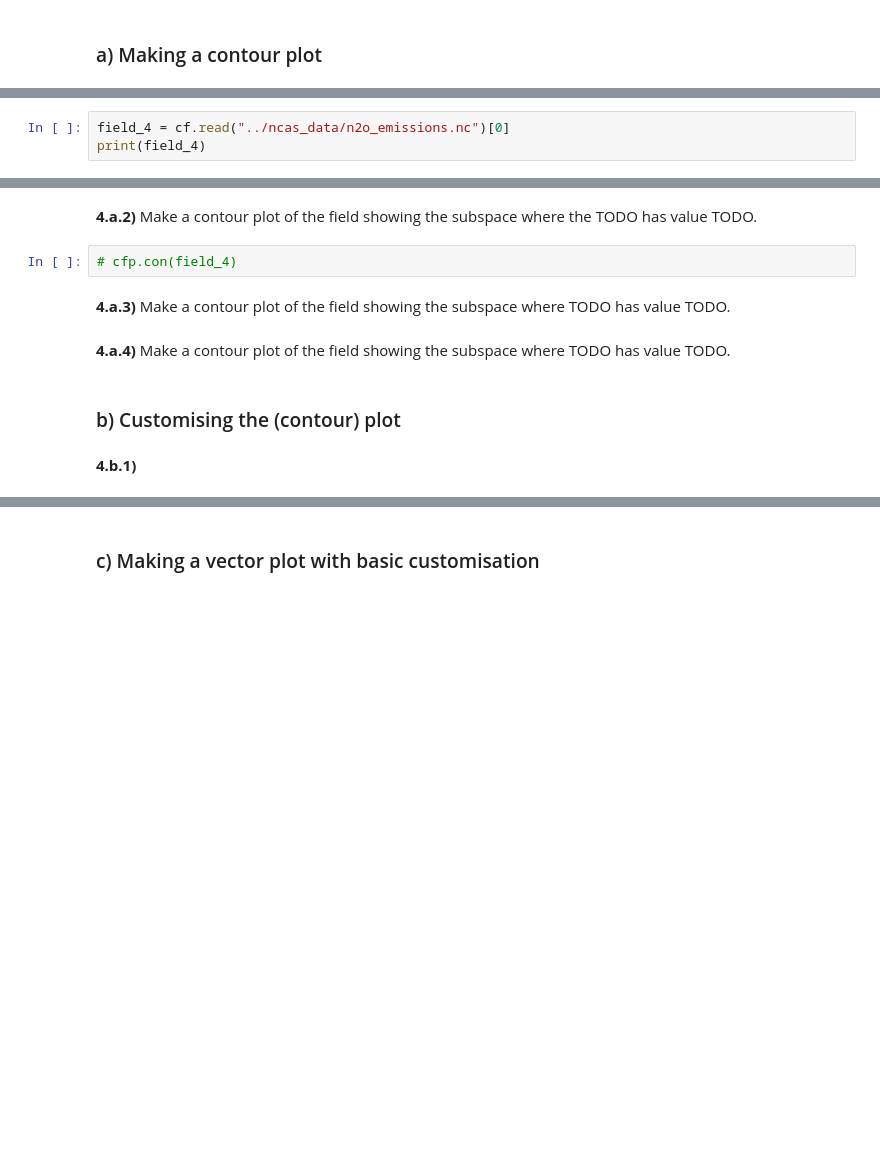
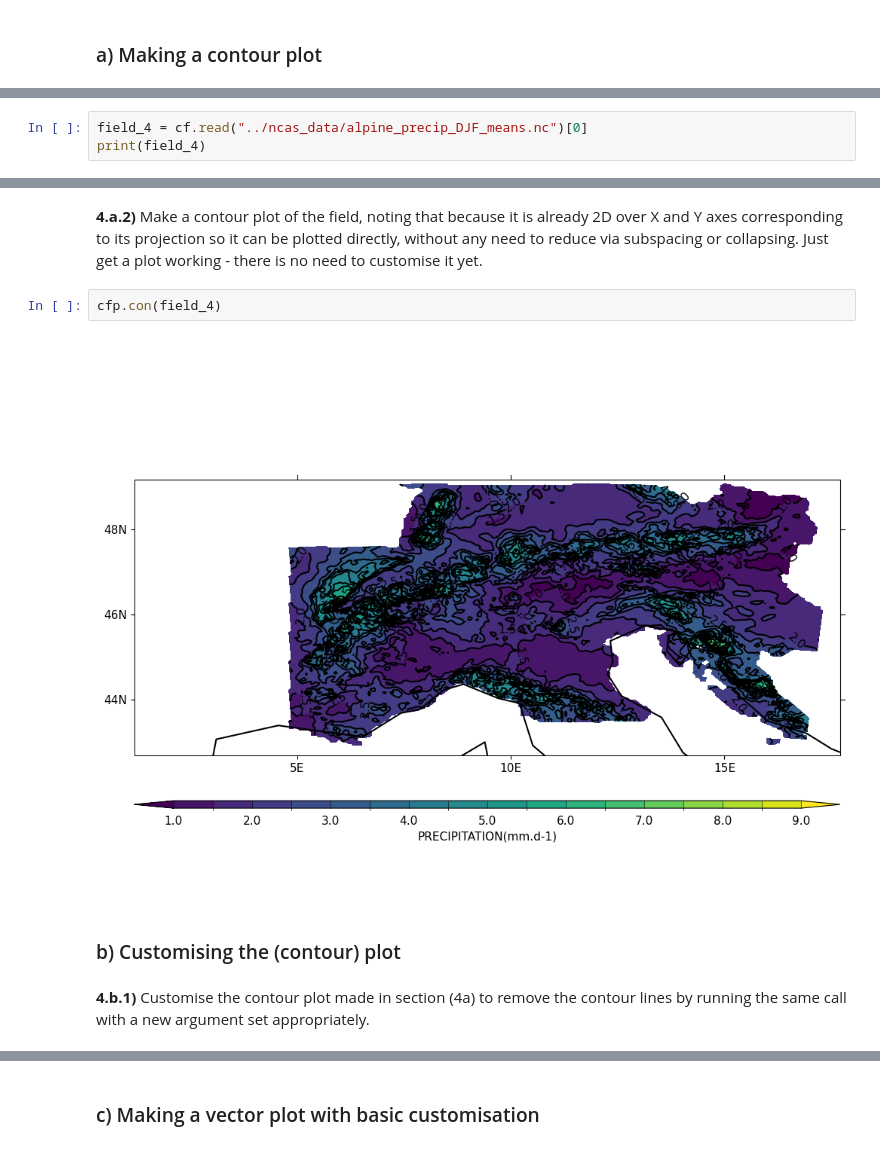
Before and after one commit to NCAS-CMS/cf-tools-training, a Jupyter notebook: new_course/practical_for_intro_to_ncas_cf_data_tools.ipynb, the cells around one changed output, grey strips where cells are left out. Cells and saved outputs as stored; diff of their text form; blank space fills up the shorter version.

```diff
--- a/new_course/practical_for_intro_to_ncas_cf_data_tools.ipynb
+++ b/new_course/practical_for_intro_to_ncas_cf_data_tools.ipynb
@@ -437,4 +439,4 @@ precip_1D_monthly.nc                       wapAMIPlcd_DJF.nc
 # %%
-field_4 = cf.read("../ncas_data/n2o_emissions.nc")[0]
+field_4 = cf.read("../ncas_data/alpine_precip_DJF_means.nc")[0]
 print(field_4)
 # %% [output]
@@ -445,12 +453,10 @@ Dimension coords: time(47) = [2014-06-06 00:00:00, ..., 2014-07-22 00:00:00]
 # %% [markdown]
-**4.a.2)** Make a contour plot of the field showing the subspace where the TODO has value TODO.
+**4.a.2)** Make a contour plot of the field, noting that because it is already 2D over X and Y axes corresponding to its projection so it can be plotted directly, without any need to reduce via subspacing or collapsing. Just get a plot working - there is no need to customise it yet.
 # %%
-# cfp.con(field_4)
+cfp.con(field_4)
+# %% [output]
+[figure, added]
-# %% [markdown]
-**4.a.3)** Make a contour plot of the field showing the subspace where TODO has value TODO.
-# %% [markdown]
-**4.a.4)** Make a contour plot of the field showing the subspace where TODO has value TODO.
 # %% [markdown]
 ### b) Customising the (contour) plot
 # %% [markdown]
-**4.b.1)**
+**4.b.1)** Customise the contour plot made in section (4a) to remove the contour lines by running the same call with a new argument set appropriately.
```
Also changed, not shown: parts of 15 cells of this notebook.
